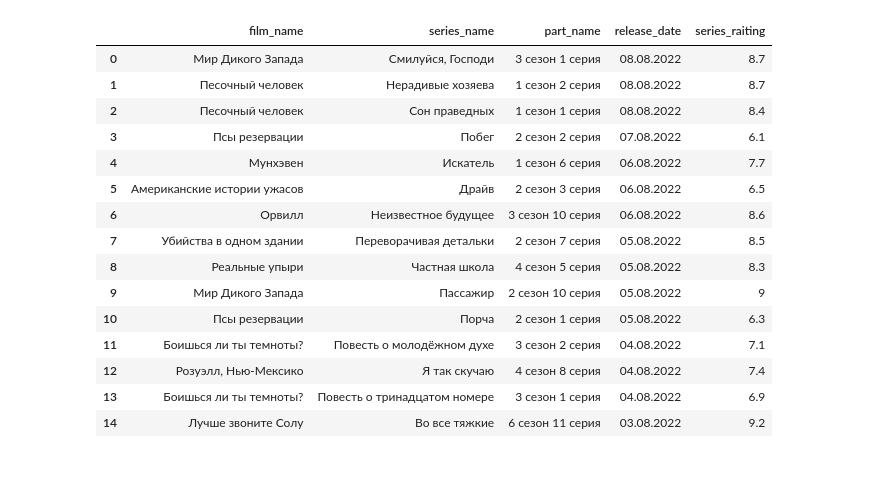
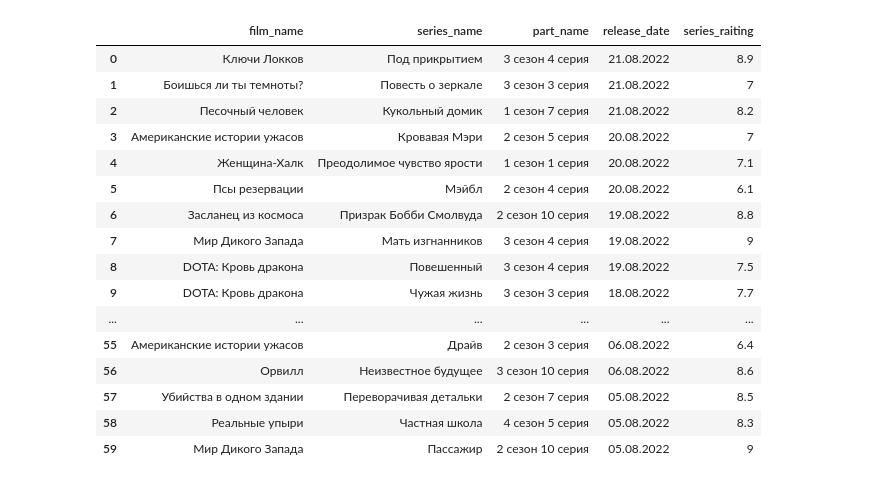
Before and after one commit to qwerty8909/tgu_data_analyst, a Jupyter notebook: hw3.ipynb, the cells around one changed output. Saved outputs shown, nothing was run; the diff lists cells and outputs as text; code cells hidden in the pictures.

```diff
--- a/hw3.ipynb
+++ b/hw3.ipynb
@@ -12,44 +12,45 @@ print(requests.get(link).status_code)
 # %%
 films = []
 
 # просматриваем необходимое количество страниц
-for num_page in range(1,2):
+for num_page in range(1,5):
     link_end = link + str(num_page)
     website_url = requests.get(link_end).text
     soup = BeautifulSoup(website_url, 'lxml')
     items = soup.find_all('div', class_ = 'row')
 
 # собираем в список интересующую информацию
     for item in items:
         films.append(
             {
             'film_name' : item.find('div', class_ = 'name-ru').get_text(strip=True),
             'series_name' :  item.find('div', class_ = 'alpha').get_text(strip=True),
             'part_name' :  item.find('div', class_ = 'left-part').get_text(strip=True),
             'release_date' :  item.find('div', class_ = 'right-part').get_text(strip=True),
             'series_raiting' :  item.find('div', class_ = 'mark-green-box').get_text(strip=True)
             })
 
 # формируем датафрэйм
 df = pd. DataFrame(films)
 df
 # %% [output]
 |  | film_name | series_name | part_name | release_date | series_raiting |
-| 0 | Мир Дикого Запада | Смилуйся, Господи | 3 сезон 1 серия | 08.08.2022 | 8.7 |
-| 1 | Песочный человек | Нерадивые хозяева | 1 сезон 2 серия | 08.08.2022 | 8.7 |
-| 2 | Песочный человек | Сон праведных | 1 сезон 1 серия | 08.08.2022 | 8.4 |
-| 3 | Псы резервации | Побег | 2 сезон 2 серия | 07.08.2022 | 6.1 |
-| 4 | Мунхэвен | Искатель | 1 сезон 6 серия | 06.08.2022 | 7.7 |
-| 5 | Американские истории ужасов | Драйв | 2 сезон 3 серия | 06.08.2022 | 6.5 |
-| 6 | Орвилл | Неизвестное будущее | 3 сезон 10 серия | 06.08.2022 | 8.6 |
-| 7 | Убийства в одном здании | Переворачивая детальки | 2 сезон 7 серия | 05.08.2022 | 8.5 |
-| 8 | Реальные упыри | Частная школа | 4 сезон 5 серия | 05.08.2022 | 8.3 |
-| 9 | Мир Дикого Запада | Пассажир | 2 сезон 10 серия | 05.08.2022 | 9 |
-| 10 | Псы резервации | Порча | 2 сезон 1 серия | 05.08.2022 | 6.3 |
-| 11 | Боишься ли ты темноты? | Повесть о молодёжном духе | 3 сезон 2 серия | 04.08.2022 | 7.1 |
-| 12 | Розуэлл, Нью-Мексико | Я так скучаю | 4 сезон 8 серия | 04.08.2022 | 7.4 |
-| 13 | Боишься ли ты темноты? | Повесть о тринадцатом номере | 3 сезон 1 серия | 04.08.2022 | 6.9 |
-| 14 | Лучше звоните Солу | Во все тяжкие | 6 сезон 11 серия | 03.08.2022 | 9.2 |
+| 0 | Ключи Локков | Под прикрытием | 3 сезон 4 серия | 21.08.2022 | 8.9 |
+| 1 | Боишься ли ты темноты? | Повесть о зеркале | 3 сезон 3 серия | 21.08.2022 | 7 |
+| 2 | Песочный человек | Кукольный домик | 1 сезон 7 серия | 21.08.2022 | 8.2 |
+| 3 | Американские истории ужасов | Кровавая Мэри | 2 сезон 5 серия | 20.08.2022 | 7 |
+| 4 | Женщина-Халк | Преодолимое чувство ярости | 1 сезон 1 серия | 20.08.2022 | 7.1 |
+| 5 | Псы резервации | Мэйбл | 2 сезон 4 серия | 20.08.2022 | 6.1 |
+| 6 | Засланец из космоса | Призрак Бобби Смолвуда | 2 сезон 10 серия | 19.08.2022 | 8.8 |
+| 7 | Мир Дикого Запада | Мать изгнанников | 3 сезон 4 серия | 19.08.2022 | 9 |
+| 8 | DOTA: Кровь дракона | Повешенный | 3 сезон 4 серия | 19.08.2022 | 7.5 |
+| 9 | DOTA: Кровь дракона | Чужая жизнь | 3 сезон 3 серия | 18.08.2022 | 7.7 |
+| ... | ... | ... | ... | ... | ... |
+| 55 | Американские истории ужасов | Драйв | 2 сезон 3 серия | 06.08.2022 | 6.4 |
+| 56 | Орвилл | Неизвестное будущее | 3 сезон 10 серия | 06.08.2022 | 8.6 |
+| 57 | Убийства в одном здании | Переворачивая детальки | 2 сезон 7 серия | 05.08.2022 | 8.5 |
+| 58 | Реальные упыри | Частная школа | 4 сезон 5 серия | 05.08.2022 | 8.3 |
+| 59 | Мир Дикого Запада | Пассажир | 2 сезон 10 серия | 05.08.2022 | 9 |
 # %%
 # Создаем файл с результатом работы программы
 df.to_csv('films.csv')
```
Also changed, not shown: parts of 1 cell of this notebook, 3 other files.
